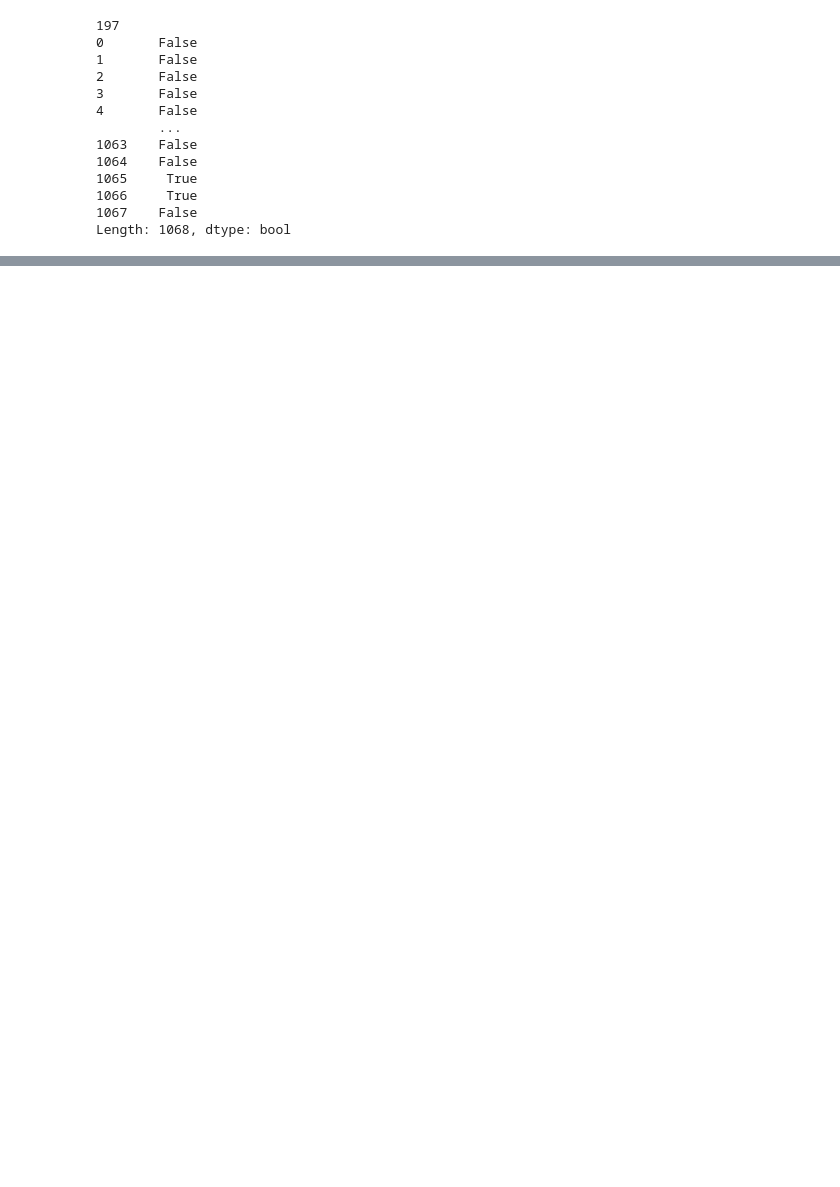
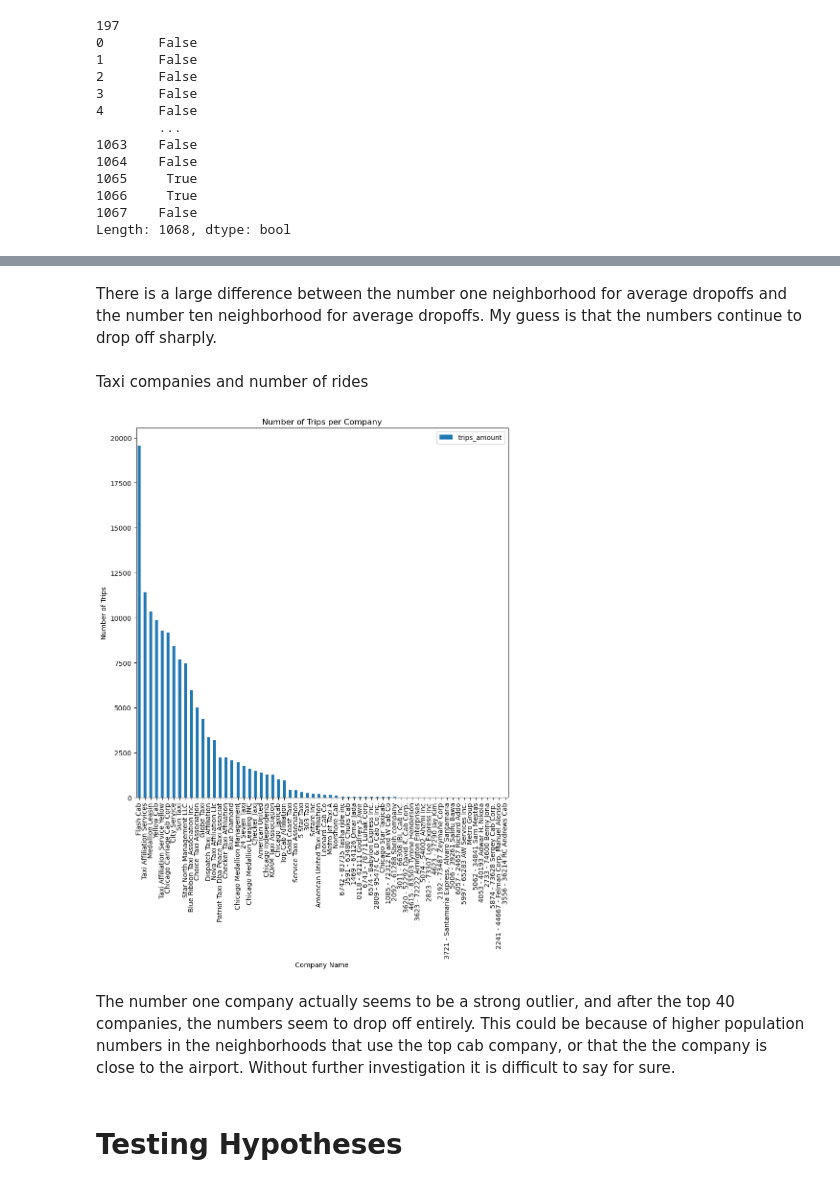
Before and after one commit to LDeYoung17/zuber-practicum, a Jupyter notebook: notebooks/EDA.ipynb, the cells around one changed output, grey strips where cells are left out. Cells and saved outputs as stored; diff of their text form; code cells hidden in the pictures; blank space fills up the shorter version.

```diff
--- a/notebooks/EDA.ipynb
+++ b/notebooks/EDA.ipynb
@@ -186,0 +222,25 @@ I am leaving these duplicates based on the way they were calculated in SQL.
+# %% [markdown]
+There is a large difference between the number one neighborhood for average dropoffs and the number ten neighborhood for average dropoffs. My guess is that the numbers continue to drop off sharply.
+# %% [markdown]
+Taxi companies and number of rides
+# %%
+ride_data = zuber_company_data.groupby('company_name')['trips_amount'].sum()
+ride_data = ride_data.reset_index().rename(columns={0: 'company_name', 'trips_amount': 'trips_amount'})
+ride_data = ride_data.sort_values(by='trips_amount', ascending=False)
+ride_data.plot(kind='bar',
+                   x='company_name',
+                   y='trips_amount',
+                   title='Number of Trips per Company',
+                   xlabel='Company Name',
+                   ylabel='Number of Trips',
+                   figsize=[10, 10]
+
+              )
+
+plt.show()
+# %% [output]
+[figure, added]
+# %% [markdown]
+The number one company actually seems to be a strong outlier, and after the top 40 companies, the numbers seem to drop off entirely. This could be because of higher population numbers in the neighborhoods that use the top cab company, or that the the company is close to the airport. Without further investigation it is difficult to say for sure.
+# %% [markdown]
+<h1>Testing Hypotheses</h1>
```
Also changed, not shown: parts of 20 cells of this notebook.
